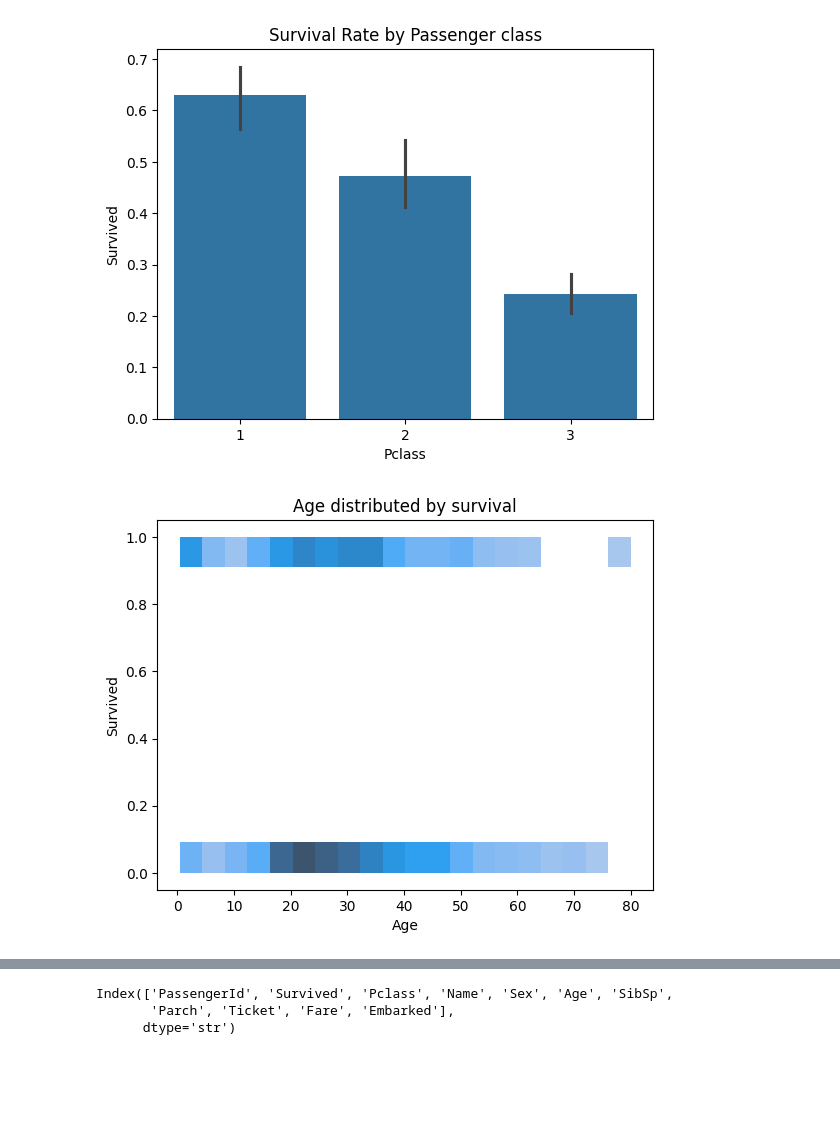
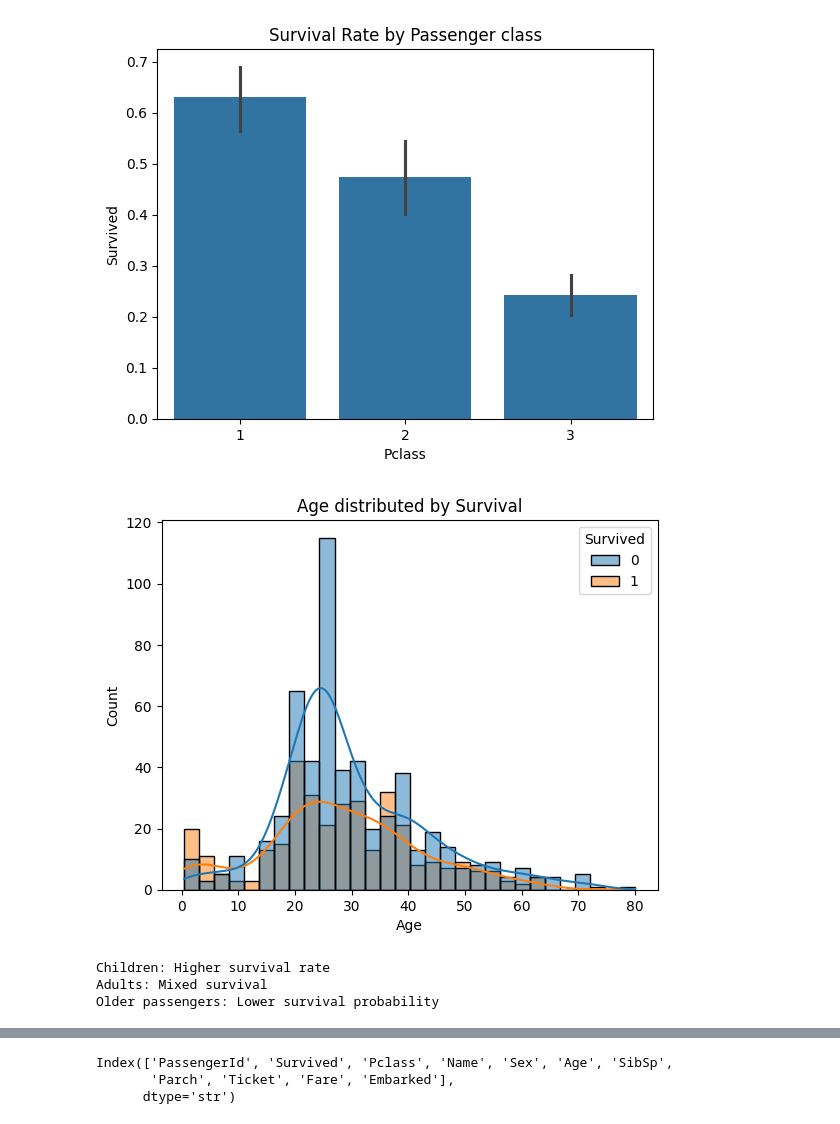
Before and after one commit to ananyaghorpade29/titanic, a Jupyter notebook: notebooks/titanic01_eda.ipynb, the cells around one changed output, grey strips where cells are left out. Cells and saved outputs as stored; diff of their text form; code cells hidden in the pictures; blank space fills up the shorter version.

```diff
--- a/notebooks/titanic01_eda.ipynb
+++ b/notebooks/titanic01_eda.ipynb
@@ -13,8 +13,8 @@ from sklearn.metrics import accuracy_score, f1_score, roc_auc_score
 from sklearn.metrics import recall_score, precision_score
 from sklearn.metrics import confusion_matrix, classification_report
 # %%
-data= "C:/Users/Dell/Downloads/csv/Titanic-Dataset.csv"
-df = pd.read_csv(data)
+df = pd.read_csv("https://raw.githubusercontent.com/ananyaghorpade29/titanic/refs/heads/main/data/Titanic-Dataset.csv")
+#df = pd.read_csv(data)
 df.head()
 # %% [output]
 |  | PassengerId | Survived | Pclass | Name | Sex | Age | SibSp | Parch | Ticket | Fare | ... |
@@ -238,10 +223,14 @@ plt.show()
 [figure]
 # %%
 #Survival of age groups
-sns.histplot(x="Age",y="Survived", data=df)
-plt.title('Age distributed by survival')
+sns.histplot(x="Age",hue="Survived",bins=30, kde=True, data=df)
+plt.title('Age distributed by Survival')
 plt.show()
+print("Children: Higher survival rate \nAdults: Mixed survival \nOlder passengers: Lower survival probability")
 # %% [output]
-[figure, old version]
+[figure, new version]
+Children: Higher survival rate
+Adults: Mixed survival
+Older passengers: Lower survival probability
 # %%
 #Do survivours pay high?
```
Also changed, not shown: parts of 20 cells of this notebook.
